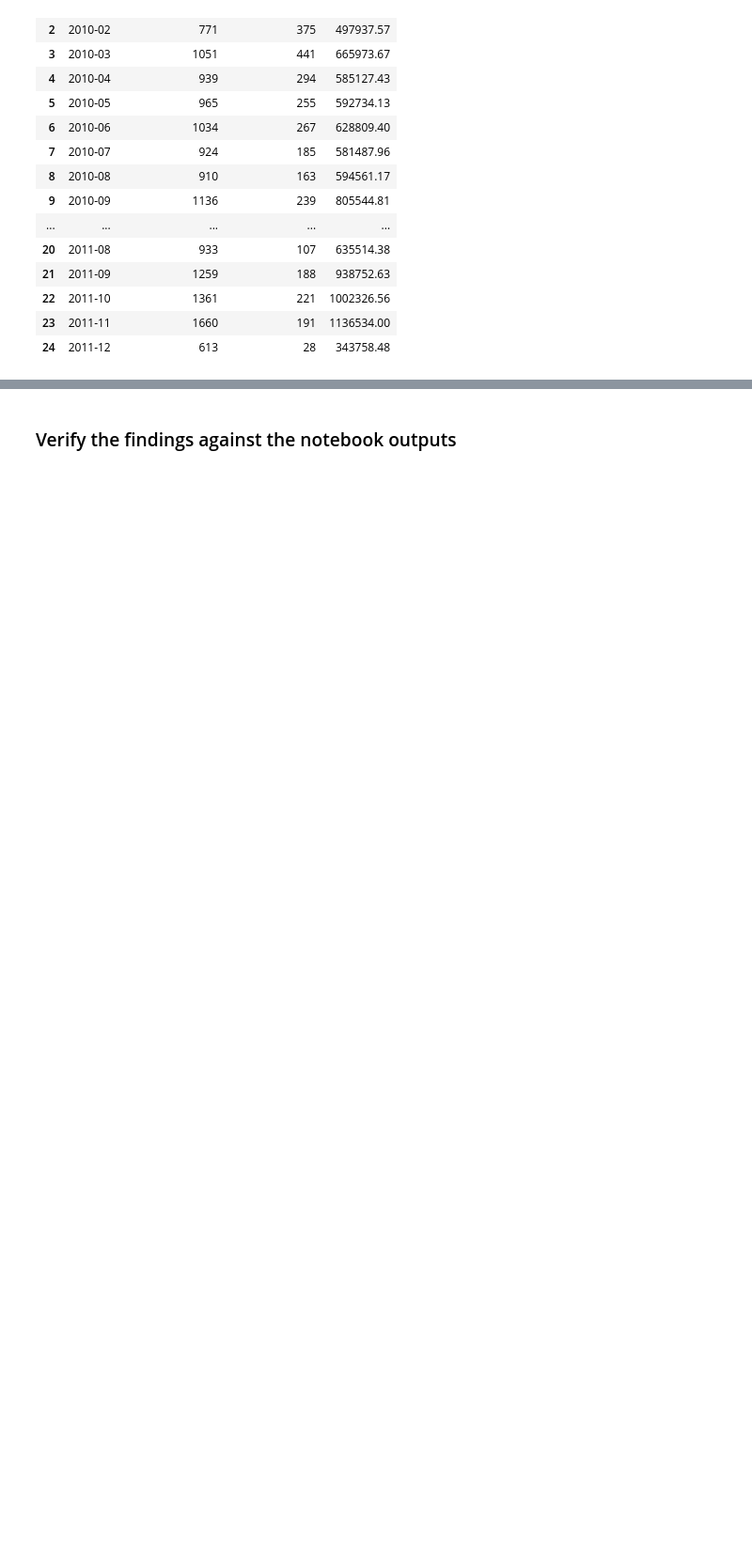
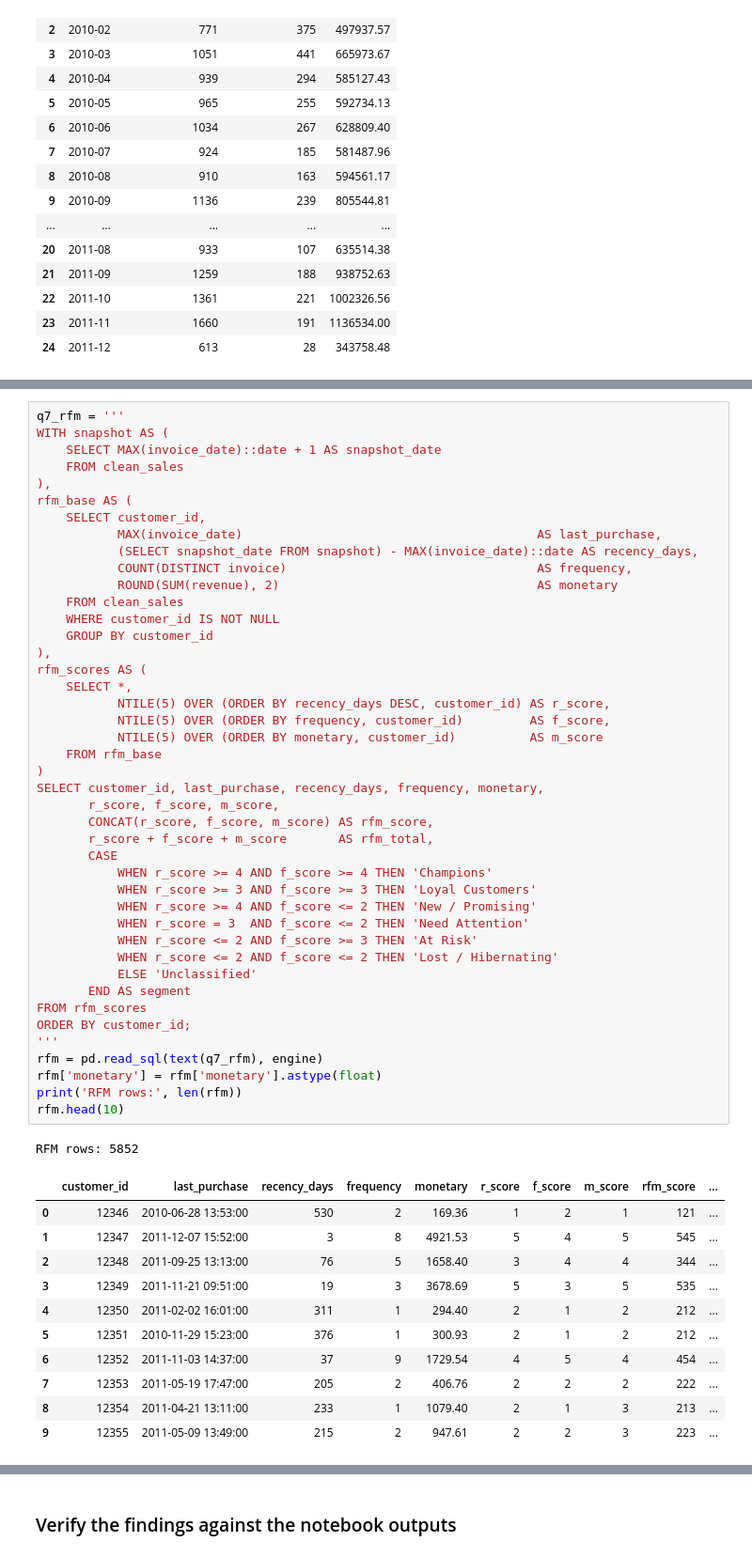
Before and after one commit to Pranavsangichetty/Axlero-Group3, a Jupyter notebook: Online_Retail_II_Data_Cleaning_EDA_Validation.ipynb, the cells around one changed output, grey strips where cells are left out. Shown at 94% size. Drawn from its saved outputs; the diff is of its cells as text; blank space fills up the shorter version.

```diff
--- a/Online_Retail_II_Data_Cleaning_EDA_Validation.ipynb
+++ b/Online_Retail_II_Data_Cleaning_EDA_Validation.ipynb
@@ -875,0 +887,56 @@ monthly_customers
+# %%
+q7_rfm = '''
+WITH snapshot AS (
+    SELECT MAX(invoice_date)::date + 1 AS snapshot_date
+    FROM clean_sales
+),
+rfm_base AS (
+    SELECT customer_id,
+           MAX(invoice_date)                                        AS last_purchase,
+           (SELECT snapshot_date FROM snapshot) - MAX(invoice_date)::date AS recency_days,
+           COUNT(DISTINCT invoice)                                  AS frequency,
+           ROUND(SUM(revenue), 2)                                   AS monetary
+    FROM clean_sales
+    WHERE customer_id IS NOT NULL
+    GROUP BY customer_id
+),
+rfm_scores AS (
+    SELECT *,
+           NTILE(5) OVER (ORDER BY recency_days DESC, customer_id) AS r_score,
+           NTILE(5) OVER (ORDER BY frequency, customer_id)         AS f_score,
+           NTILE(5) OVER (ORDER BY monetary, customer_id)          AS m_score
+    FROM rfm_base
+)
+SELECT customer_id, last_purchase, recency_days, frequency, monetary,
+       r_score, f_score, m_score,
+       CONCAT(r_score, f_score, m_score) AS rfm_score,
+       r_score + f_score + m_score       AS rfm_total,
+       CASE
+           WHEN r_score >= 4 AND f_score >= 4 THEN 'Champions'
+           WHEN r_score >= 3 AND f_score >= 3 THEN 'Loyal Customers'
+           WHEN r_score >= 4 AND f_score <= 2 THEN 'New / Promising'
+           WHEN r_score = 3  AND f_score <= 2 THEN 'Need Attention'
+           WHEN r_score <= 2 AND f_score >= 3 THEN 'At Risk'
+           WHEN r_score <= 2 AND f_score <= 2 THEN 'Lost / Hibernating'
+           ELSE 'Unclassified'
+       END AS segment
+FROM rfm_scores
+ORDER BY customer_id;
+'''
+rfm = pd.read_sql(text(q7_rfm), engine)
+rfm['monetary'] = rfm['monetary'].astype(float)
+print('RFM rows:', len(rfm))
+rfm.head(10)
+# %% [output]
+RFM rows: 5852
+|  | customer_id | last_purchase | recency_days | frequency | monetary | r_score | f_score | m_score | rfm_score | ... |
+| 0 | 12346 | 2010-06-28 13:53:00 | 530 | 2 | 169.36 | 1 | 2 | 1 | 121 | ... |
+| 1 | 12347 | 2011-12-07 15:52:00 | 3 | 8 | 4921.53 | 5 | 4 | 5 | 545 | ... |
+| 2 | 12348 | 2011-09-25 13:13:00 | 76 | 5 | 1658.40 | 3 | 4 | 4 | 344 | ... |
+| 3 | 12349 | 2011-11-21 09:51:00 | 19 | 3 | 3678.69 | 5 | 3 | 5 | 535 | ... |
+| 4 | 12350 | 2011-02-02 16:01:00 | 311 | 1 | 294.40 | 2 | 1 | 2 | 212 | ... |
+| 5 | 12351 | 2010-11-29 15:23:00 | 376 | 1 | 300.93 | 2 | 1 | 2 | 212 | ... |
+| 6 | 12352 | 2011-11-03 14:37:00 | 37 | 9 | 1729.54 | 4 | 5 | 4 | 454 | ... |
+| 7 | 12353 | 2011-05-19 17:47:00 | 205 | 2 | 406.76 | 2 | 2 | 2 | 222 | ... |
+| 8 | 12354 | 2011-04-21 13:11:00 | 233 | 1 | 1079.40 | 2 | 1 | 3 | 213 | ... |
+| 9 | 12355 | 2011-05-09 13:49:00 | 215 | 2 | 947.61 | 2 | 2 | 3 | 223 | ... |
```
Also changed, not shown: parts of 14 cells of this notebook.
